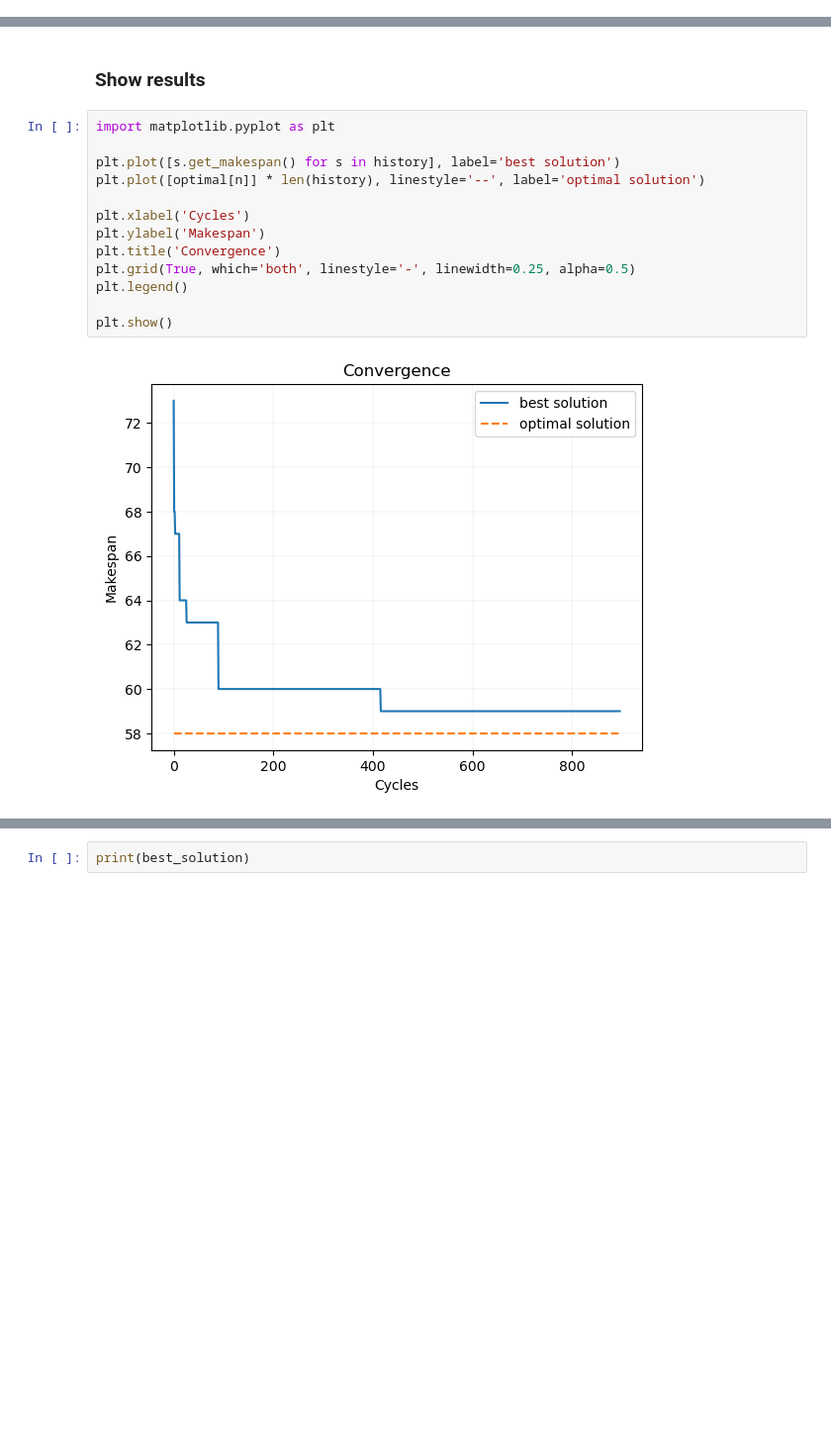
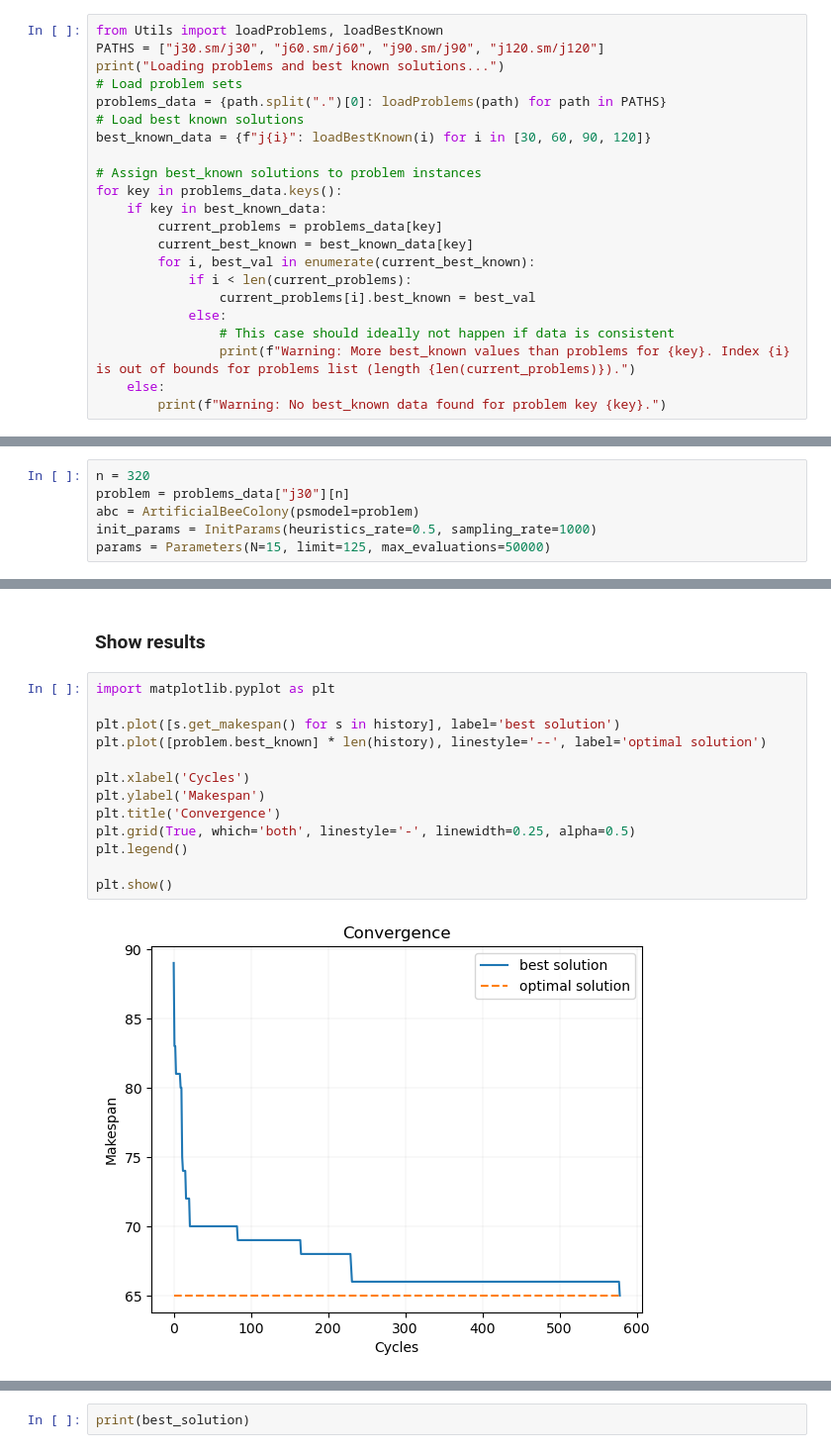
Before and after one commit to Pablof27/GS-ABC, a Jupyter notebook: Experimentation.ipynb, the cells around one changed output, grey strips where cells are left out. Shown at 99% size. Cells and saved outputs as stored; diff of their text form; blank space fills up the shorter version.

```diff
--- a/Experimentation.ipynb
+++ b/Experimentation.ipynb
@@ -21,0 +8,22 @@ for i, best in enumerate(optimal):
+# %%
+from Utils import loadProblems, loadBestKnown
+PATHS = ["j30.sm/j30", "j60.sm/j60", "j90.sm/j90", "j120.sm/j120"]
+print("Loading problems and best known solutions...")
+# Load problem sets
+problems_data = {path.split(".")[0]: loadProblems(path) for path in PATHS}
+# Load best known solutions
+best_known_data = {f"j{i}": loadBestKnown(i) for i in [30, 60, 90, 120]}
+
+# Assign best_known solutions to problem instances
+for key in problems_data.keys():
+    if key in best_known_data:
+        current_problems = problems_data[key]
+        current_best_known = best_known_data[key]
+        for i, best_val in enumerate(current_best_known):
+            if i < len(current_problems):
+                current_problems[i].best_known = best_val
+            else:
+                # This case should ideally not happen if data is consistent
+                print(f"Warning: More best_known values than problems for {key}. Index {i} is out of bounds for problems list (length {len(current_problems)}).")
+    else:
+        print(f"Warning: No best_known data found for problem key {key}.")
@@ -28,3 +34,9 @@ params = Parameters(N=5*30, limit=30*2, max_trials=30*4*4, mr=0.1, l=10)
+# %%
+n = 320
+problem = problems_data["j30"][n]
+abc = ArtificialBeeColony(psmodel=problem)
+init_params = InitParams(heuristics_rate=0.5, sampling_rate=1000)
+params = Parameters(N=15, limit=125, max_evaluations=50000)
 # %% [markdown]
 ### Solve
 # %%
@@ -38,18 +50,18 @@ nunique_individuals = abc.nunique_individuals
 # %%
 import matplotlib.pyplot as plt
 
 plt.plot([s.get_makespan() for s in history], label='best solution')
-plt.plot([optimal[n]] * len(history), linestyle='--', label='optimal solution')
+plt.plot([problem.best_known] * len(history), linestyle='--', label='optimal solution')
 
 plt.xlabel('Cycles')
 plt.ylabel('Makespan')
 plt.title('Convergence')
 plt.grid(True, which='both', linestyle='-', linewidth=0.25, alpha=0.5)
 plt.legend()
 
 plt.show()
 # %% [output]
-[figure, old version]
+[figure, new version]
 # %%
 # Sample data
 x = [i for i in range(len(population_diversity))]
```
Also changed, not shown: parts of 11 cells of this notebook, 6 other files.
